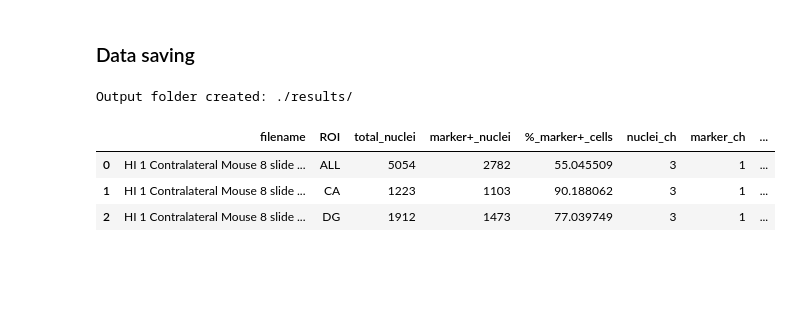
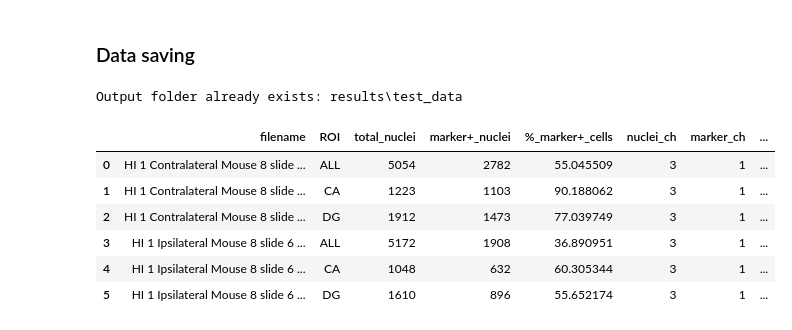
Before and after one commit to adiezsanchez/brain_tissue_nuc_segm, a Jupyter notebook: 000_SP_Colocalization.ipynb, the cells around one changed output. Drawn from its saved outputs; the diff is of its cells as text; code cells hidden in the pictures; blank space fills up the shorter version.

Commit message:
Updated results folder to include experiment_id in path

```diff
--- a/000_SP_Colocalization.ipynb
+++ b/000_SP_Colocalization.ipynb
@@ -45,7 +46,7 @@ images
 You can do so by changing the number within the brackets below <code>image = images[0]</code>. By changing the <code>slicing factor</code> you lose resolution but speed up processing times (check the results).
 # %%
 # Explore a different image to crop (0 defines the first image in the directory)
-image = images[0]
+image = images[1]
 
 # Image size reduction to improve processing times (slicing, not lossless compression)
 slicing_factor = None # Use 2 or 4 for compression (None for lossless)
@@ -81,6 +81,13 @@ save_rois(viewer, directory_path, filename)
 # %% [output]
 No user-defined ROIs have been stored
 # %%
+# Construct ROI and nuclei predictions paths from directory_path above
+roi_path = directory_path / "ROIs"
+nuclei_preds_path =  directory_path / "nuclei_preds"
+
+# Extract the experiment name from the data directory path
+experiment_id = directory_path.name
+
 # List of subfolder names
 try:
     roi_names = [folder.name for folder in roi_path.iterdir() if folder.is_dir()]
@@ -231,31 +238,34 @@ for roi_name in tqdm(roi_names):
 <h3>Data saving</h3>
 # %%
 # Define output folder for results
-results_folder = "./results/"
+results_folder = Path("results") / experiment_id
 
 # Create the necessary folder structure if it does not exist
 try:
-    os.mkdir(str(results_folder))
+    os.makedirs(str(results_folder))
     print(f"Output folder created: {results_folder}")
 except FileExistsError:
     print(f"Output folder already exists: {results_folder}")
 
 # Transform into a dataframe to store it as .csv later
 df = pd.DataFrame(stats)
 
 # Define the .csv path
-csv_path = "./results/marker_+_label_coloc_2D.csv"
+csv_path = results_folder / "SP_marker_+_label_coloc_2D.csv"
 
 # Append to the .csv with new data points each round
 df.to_csv(csv_path, mode="a", index=False, header=not os.path.isfile(csv_path))
 
 # Show the updated .csv
 csv_df = pd.read_csv(csv_path)
 
 csv_df
 # %% [output]
-Output folder created: ./results/
+Output folder already exists: results\test_data
 |  | filename | ROI | total_nuclei | marker+_nuclei | %_marker+_cells | nuclei_ch | marker_ch | ... |
 | 0 | HI 1 Contralateral Mouse 8 slide ... | ALL | 5054 | 2782 | 55.045509 | 3 | 1 | ... |
 | 1 | HI 1 Contralateral Mouse 8 slide ... | CA | 1223 | 1103 | 90.188062 | 3 | 1 | ... |
 | 2 | HI 1 Contralateral Mouse 8 slide ... | DG | 1912 | 1473 | 77.039749 | 3 | 1 | ... |
+| 3 | HI 1 Ipsilateral Mouse 8 slide 6 ... | ALL | 5172 | 1908 | 36.890951 | 3 | 1 | ... |
+| 4 | HI 1 Ipsilateral Mouse 8 slide 6 ... | CA | 1048 | 632 | 60.305344 | 3 | 1 | ... |
+| 5 | HI 1 Ipsilateral Mouse 8 slide 6 ... | DG | 1610 | 896 | 55.652174 | 3 | 1 | ... |
```
Also changed, not shown: parts of 2 cells of this notebook, 2 other files.
